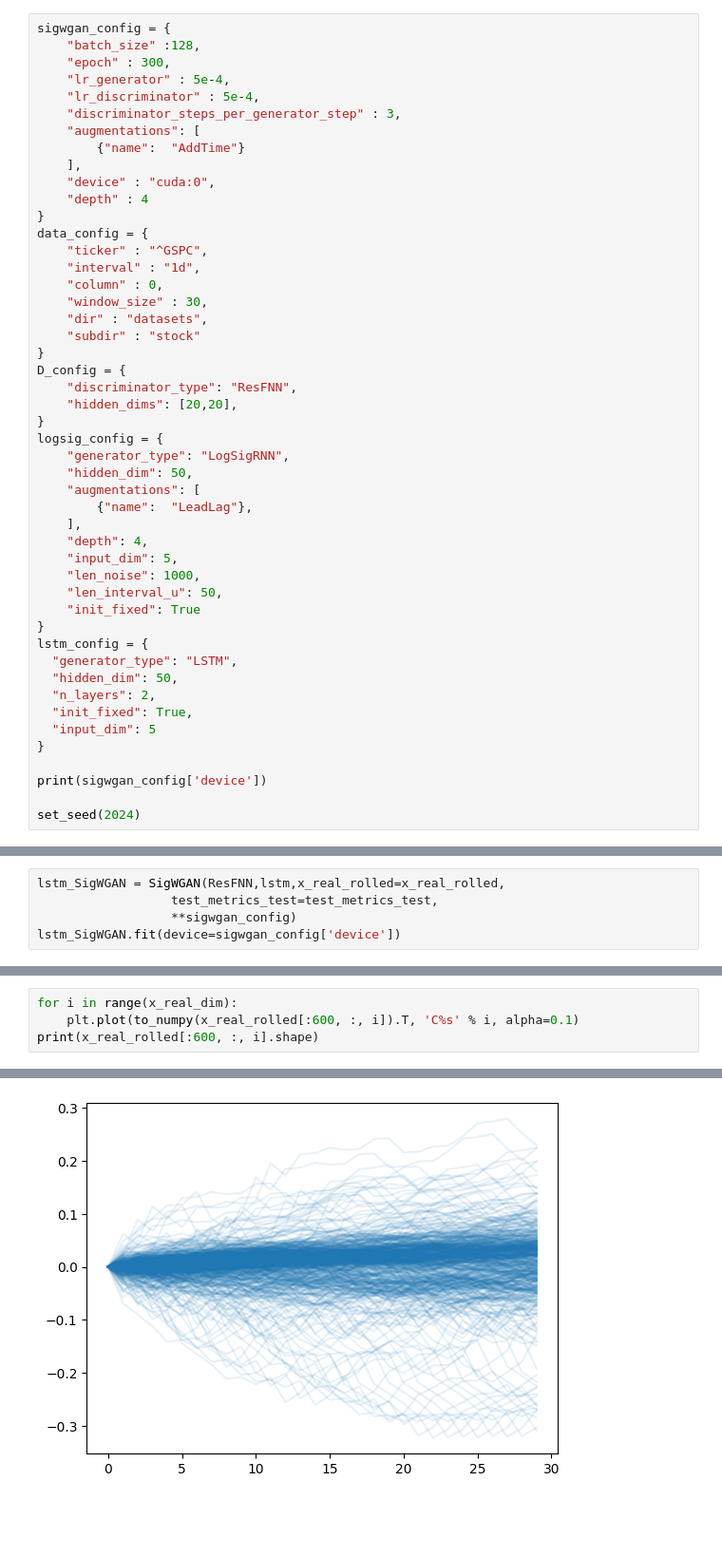
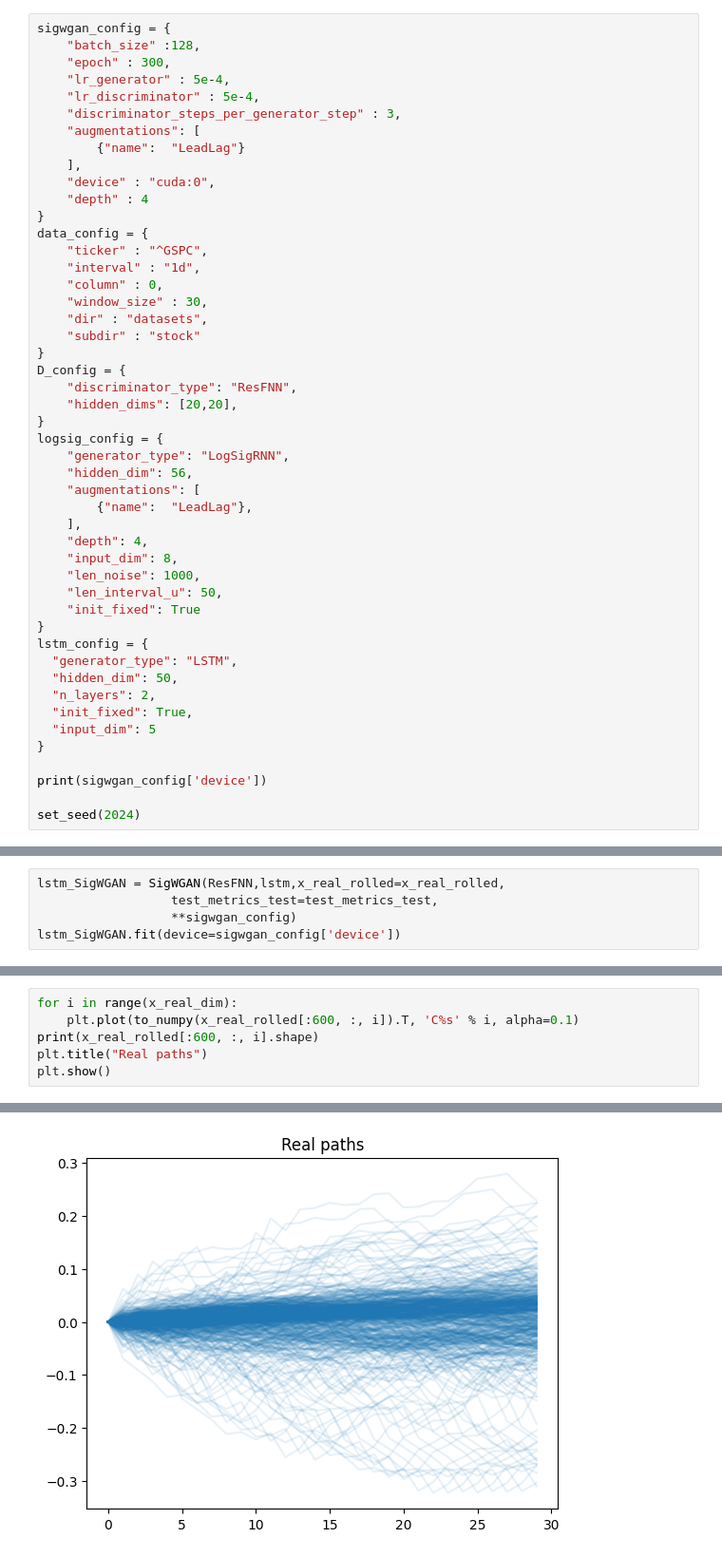
Before and after one commit to levi0206/Signature-GAN, a Jupyter notebook: sigwgan.ipynb, the cells around one changed output, grey strips where cells are left out. Shown at 95% size. Drawn from its saved outputs; the diff is of its cells as text; blank space fills up the shorter version.

```diff
--- a/sigwgan.ipynb
+++ b/sigwgan.ipynb
@@ -22,7 +22,7 @@ sigwgan_config = {
     "lr_discriminator" : 5e-4,
     "discriminator_steps_per_generator_step" : 3,
     "augmentations": [
-        {"name":  "AddTime"}
+        {"name":  "LeadLag"}
     ],
     "device" : "cuda:0",
     "depth" : 4
@@ -41,12 +41,12 @@ D_config = {
 }
 logsig_config = {
     "generator_type": "LogSigRNN",
-    "hidden_dim": 50,
+    "hidden_dim": 56,
     "augmentations": [
         {"name":  "LeadLag"},
     ],
     "depth": 4,
-    "input_dim": 5,
+    "input_dim": 8,
     "len_noise": 1000,
     "len_interval_u": 50,
     "init_fixed": True
@@ -169,10 +173,12 @@ torch.Size([600, 30])
 # %%
 for i in range(x_real_dim):
     plt.plot(to_numpy(x_real_rolled[:600, :, i]).T, 'C%s' % i, alpha=0.1)
 print(x_real_rolled[:600, :, i].shape)
+plt.title("Real paths")
+plt.show()
 # %% [output]
 torch.Size([600, 30])
-[figure, old version]
+[figure, new version]
 # %%
 compare_hists(to_numpy(x_real_rolled[:1024]),to_numpy(x_fake),trainer="SigWGAN",G="LogSigRNN")
 # %% [output]
```
Also changed, not shown: parts of 11 cells of this notebook.
